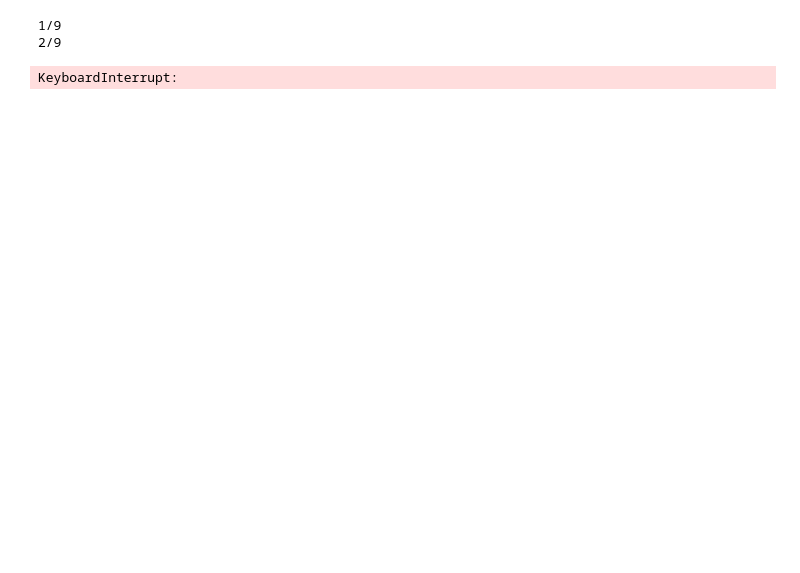
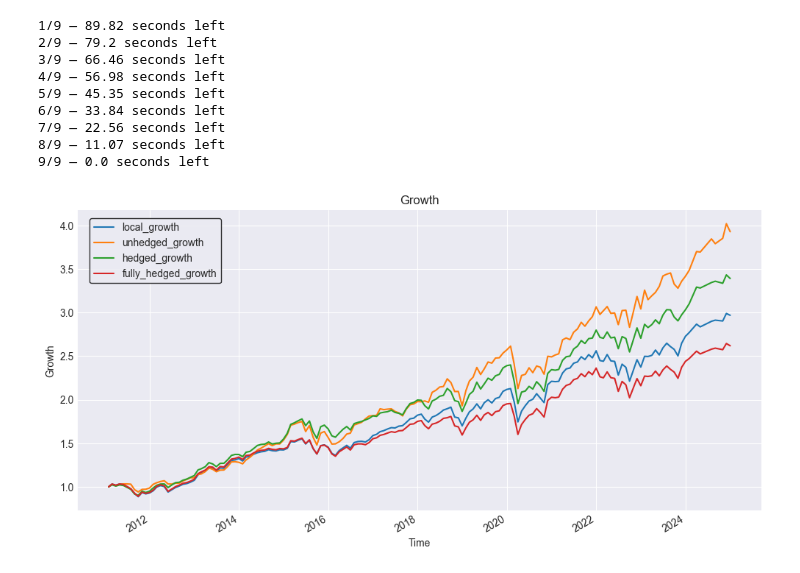
Before and after one commit to FabiantheG/Bachelor, a Jupyter notebook: try_jupiter.ipynb, the cells around one changed output. Drawn from its saved outputs; the diff is of its cells as text; code cells hidden in the pictures; blank space fills up the shorter version.

Commit message:
new functions get_portfolio_data and simulate_portfolio added

```diff
--- a/try_jupiter.ipynb
+++ b/try_jupiter.ipynb
@@ -55,32 +301,54 @@ get_factor('dollarUSD')
 # %%
 from database.insert import *
 from database.models import *
 from database.functions import *
 from database.session import session
 from simulation.functions import *
 import pandas as pd
 import numpy as np
-import scipy
 
 
-
-base = 'CHF'
+base = 'SEK'
+portfolio_name = 'portfolio' + base
 
 
-portfolio_name = 'portfolio' + base
-x = get_portfolio_data(portfolio_name,base)
+data = get_portfolio_data(portfolio_name,base)
 
-dollar  = create_dollar_factor(base)
-carry = create_carry_factor(base)
 
-ols_simulation = xgboost(x[1],x[5],carry,dollar)
+asset_logreturns = data[0]
+currency_list = data[1]
+fx_logreturns = data[2]
+fwd_logreturns = data[3]
+weights = data[4]
+df_hedge = data[5]
+factors = data[6]
 
-hedge_ratios = ols_simulation[0]
+predict = xgboost(currency_list,
+                  df_hedge,
+                  factors,
+                  duration =2)
 
-df = simulate_portfolio(x[0],x[1],x[2],x[3],x[4],hedge_ratio = hedge_ratios,fx_portfolio = False)
+hedge_ratios = predict[0]
+
+df = simulate_portfolio(asset_logreturns,
+                        currency_list,
+                        fx_logreturns,
+                        fwd_logreturns,
+                        weights,
+                        hedge_ratios,
+                        start = '2011-01-01',
+                        end = '2024-12-31',
+                        fx_portfolio = False)
 
 plot_simulation(df)
 # %% [output]
-1/9
-2/9
+1/9 — 89.82 seconds left
+2/9 — 79.2 seconds left
+3/9 — 66.46 seconds left
+4/9 — 56.98 seconds left
+5/9 — 45.35 seconds left
+6/9 — 33.84 seconds left
+7/9 — 22.56 seconds left
+8/9 — 11.07 seconds left
+9/9 — 0.0 seconds left
-KeyboardInterrupt:
+[figure, added]
```
Also changed, not shown: parts of 14 cells of this notebook, 12 other files.
